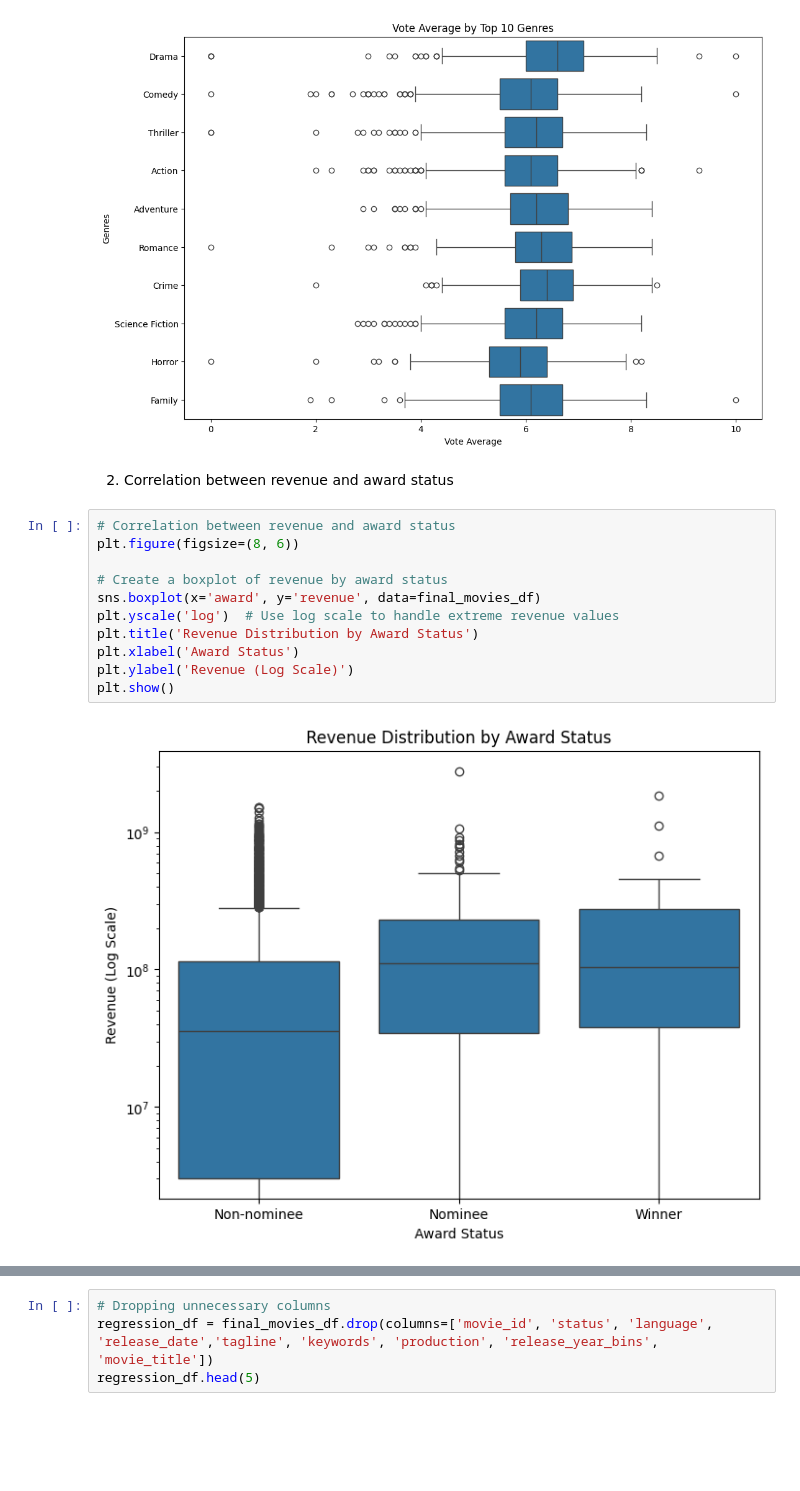
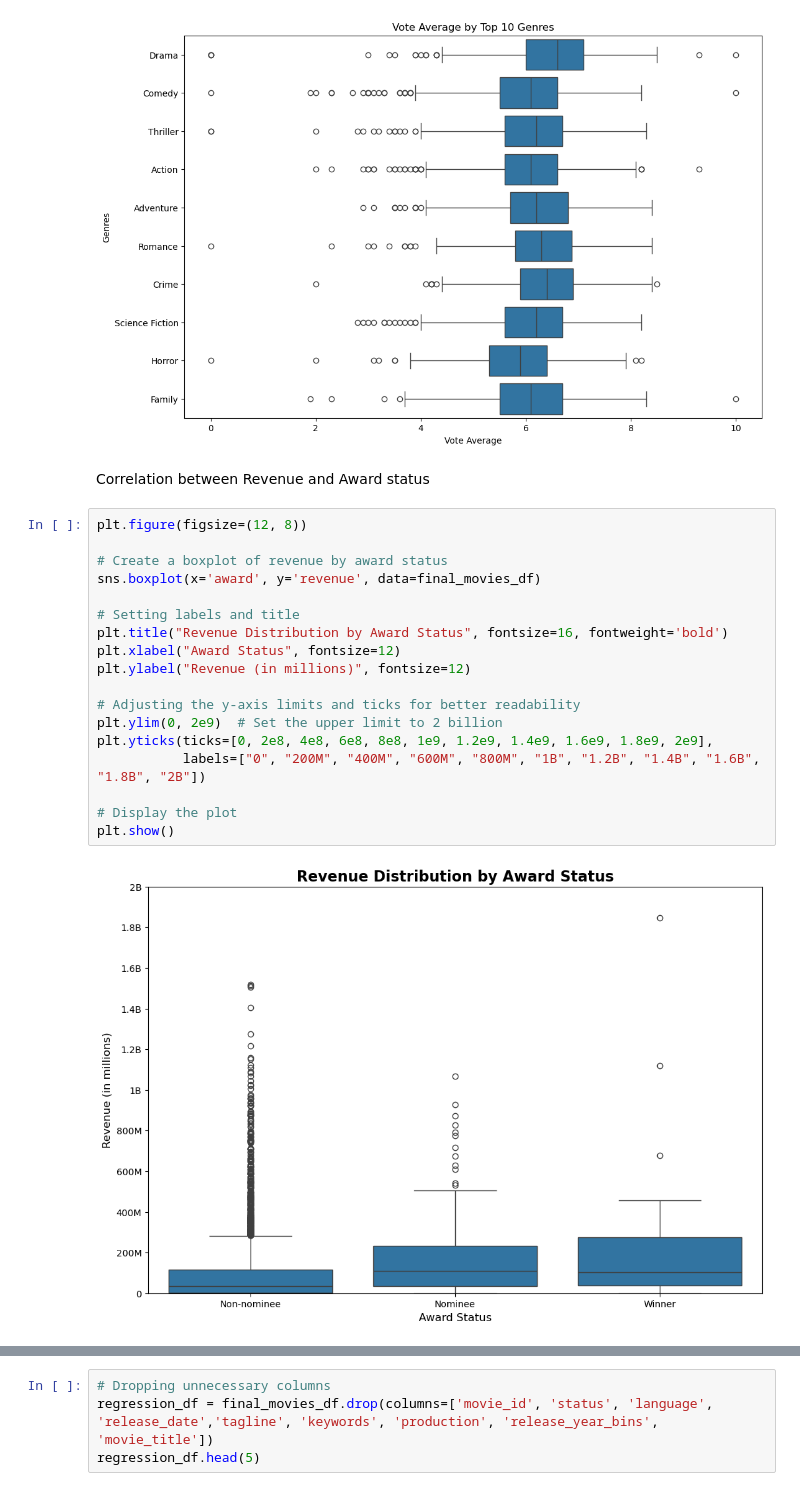
Before and after one commit to riosrose/UCB_project4_group6, a Jupyter notebook: SK_cleaned_up.ipynb, the cells around one changed output, grey strips where cells are left out. Saved outputs shown, nothing was run; the diff lists cells and outputs as text; blank space fills up the shorter version.

```diff
--- a/SK_cleaned_up.ipynb
+++ b/SK_cleaned_up.ipynb
@@ -1277,18 +1164,25 @@ plt.show()
 # %% [output]
 [figure]
 # %% [markdown]
-2) Correlation between revenue and award status
+Correlation between Revenue and Award status
-# %%
-# Correlation between revenue and award status
-plt.figure(figsize=(8, 6))
-
-# Create a boxplot of revenue by award status
-sns.boxplot(x='award', y='revenue', data=final_movies_df)
-plt.yscale('log')  # Use log scale to handle extreme revenue values
-plt.title('Revenue Distribution by Award Status')
-plt.xlabel('Award Status')
-plt.ylabel('Revenue (Log Scale)')
-plt.show()
-# %% [output]
-[figure, removed]
+# %%
+plt.figure(figsize=(12, 8))
+
+# Create a boxplot of revenue by award status
+sns.boxplot(x='award', y='revenue', data=final_movies_df)
+
+# Setting labels and title
+plt.title("Revenue Distribution by Award Status", fontsize=16, fontweight='bold')
+plt.xlabel("Award Status", fontsize=12)
+plt.ylabel("Revenue (in millions)", fontsize=12)
+
+# Adjusting the y-axis limits and ticks for better readability
+plt.ylim(0, 2e9)  # Set the upper limit to 2 billion
+plt.yticks(ticks=[0, 2e8, 4e8, 6e8, 8e8, 1e9, 1.2e9, 1.4e9, 1.6e9, 1.8e9, 2e9],
+           labels=["0", "200M", "400M", "600M", "800M", "1B", "1.2B", "1.4B", "1.6B", "1.8B", "2B"])
+
+# Display the plot
+plt.show()
+# %% [output]
+[figure, added]
 # %% [markdown]
```
Also changed, not shown: parts of 83 cells of this notebook, 1 other file.
